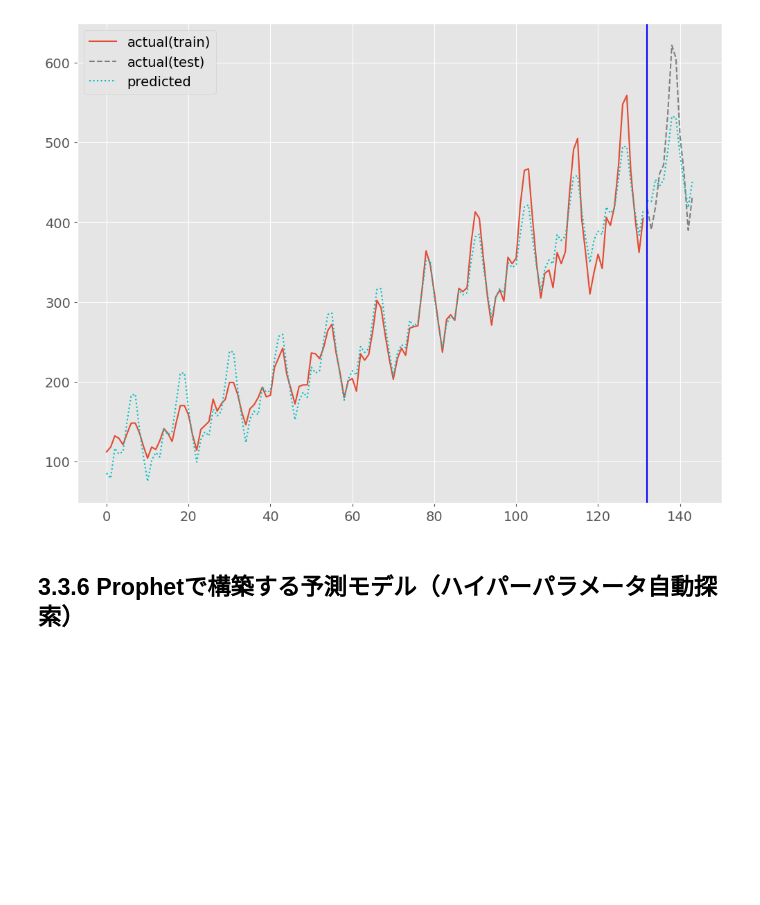
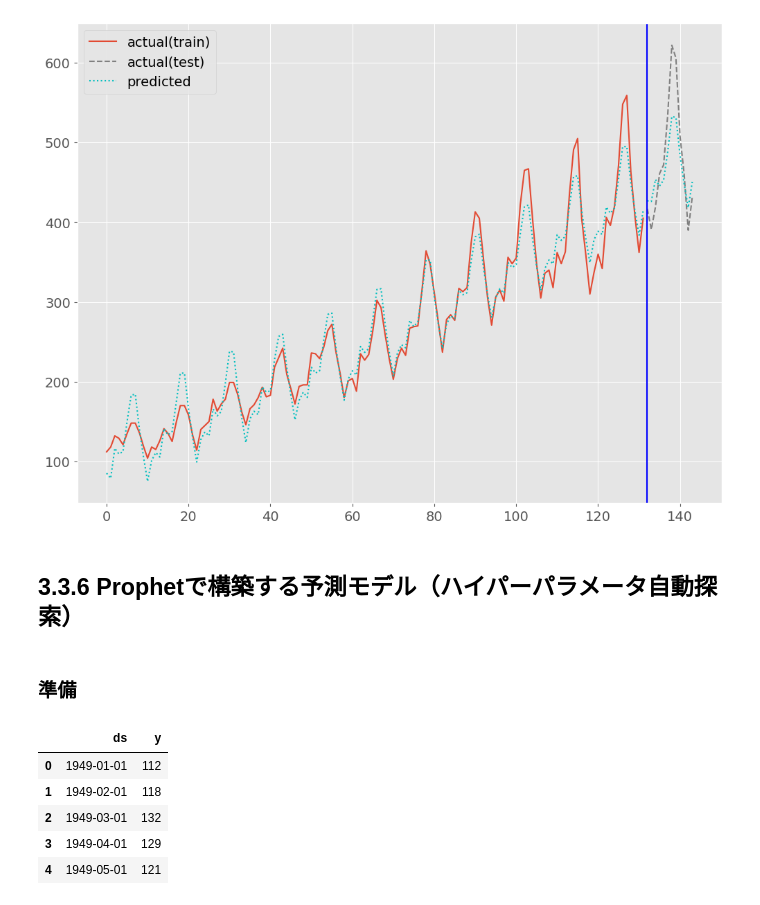
Before and after one commit to marumarukun/my_study, a Jupyter notebook: Pythonによる時系列分析/chapter3/notebook/chap3_3_arima&prophet.ipynb, the cells around one changed output. Cells and saved outputs as stored; diff of their text form; code cells hidden in the pictures; blank space fills up the shorter version.

```diff
--- a/Pythonによる時系列分析/chapter3/notebook/chap3_3.ipynb
+++ b/Pythonによる時系列分析/chapter3/notebook/chap3_3_arima&prophet.ipynb
@@ -474,3 +474,5 @@ plt.show()
 [figure]
 # %% [markdown]
 ## 3.3.6 Prophetで構築する予測モデル（ハイパーパラメータ自動探索）
+# %% [markdown]
+### 準備
@@ -476,0 +501,15 @@ plt.show()
+# %%
+# 必要なデータセット（時系列データ）の読み込み
+
+dataset='../AirPassengers.csv'  #データセットのファイル名
+df = pd.read_csv(dataset)    #読み込み
+df.columns = ['ds', 'y']     #日付：DS、目的変数：y
+
+df.head()
+# %% [output]
+|  | ds | y |
+| 0 | 1949-01-01 | 112 |
+| 1 | 1949-02-01 | 118 |
+| 2 | 1949-03-01 | 132 |
+| 3 | 1949-04-01 | 129 |
+| 4 | 1949-05-01 | 121 |
```
Also changed, not shown: parts of 13 cells of this notebook, 7 other files.
